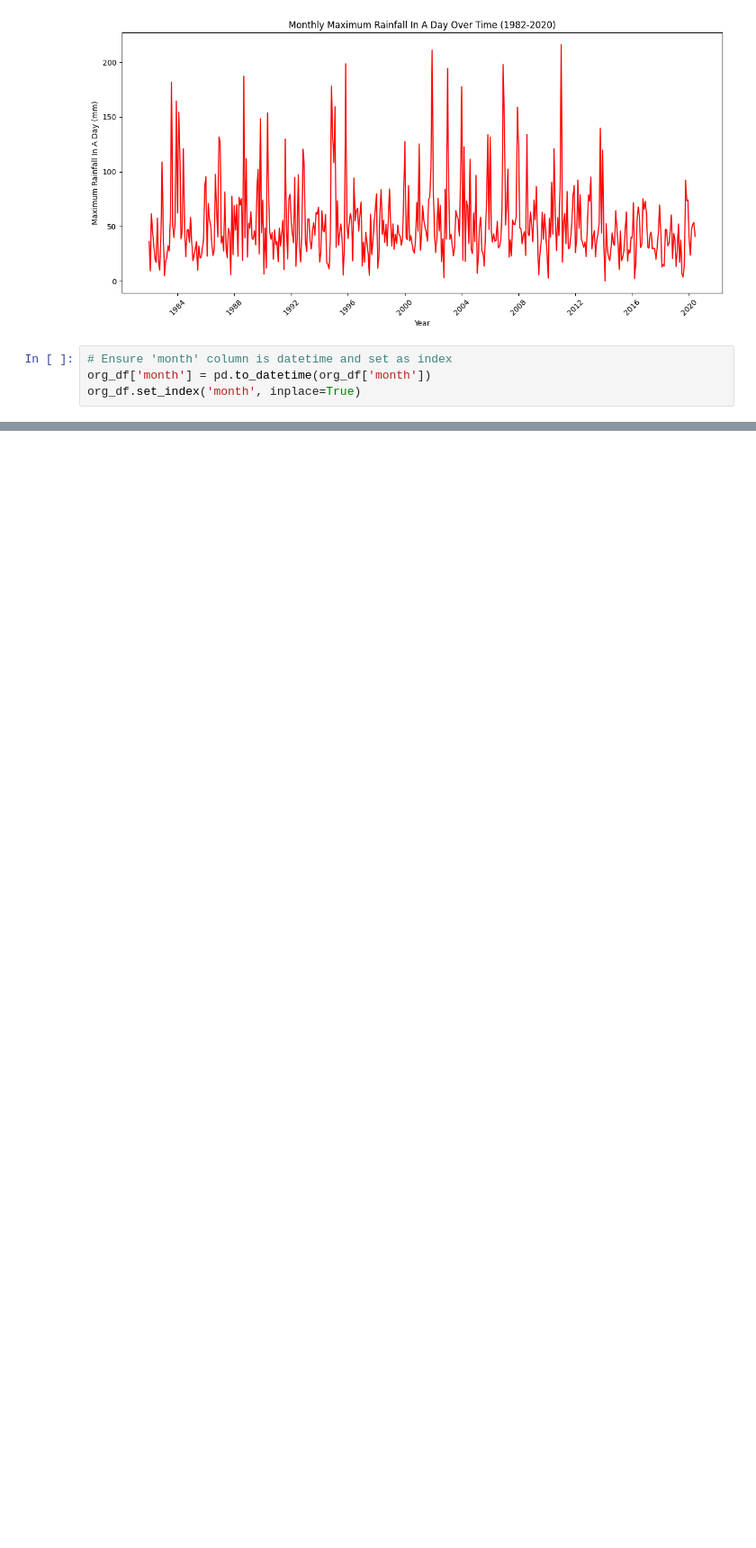
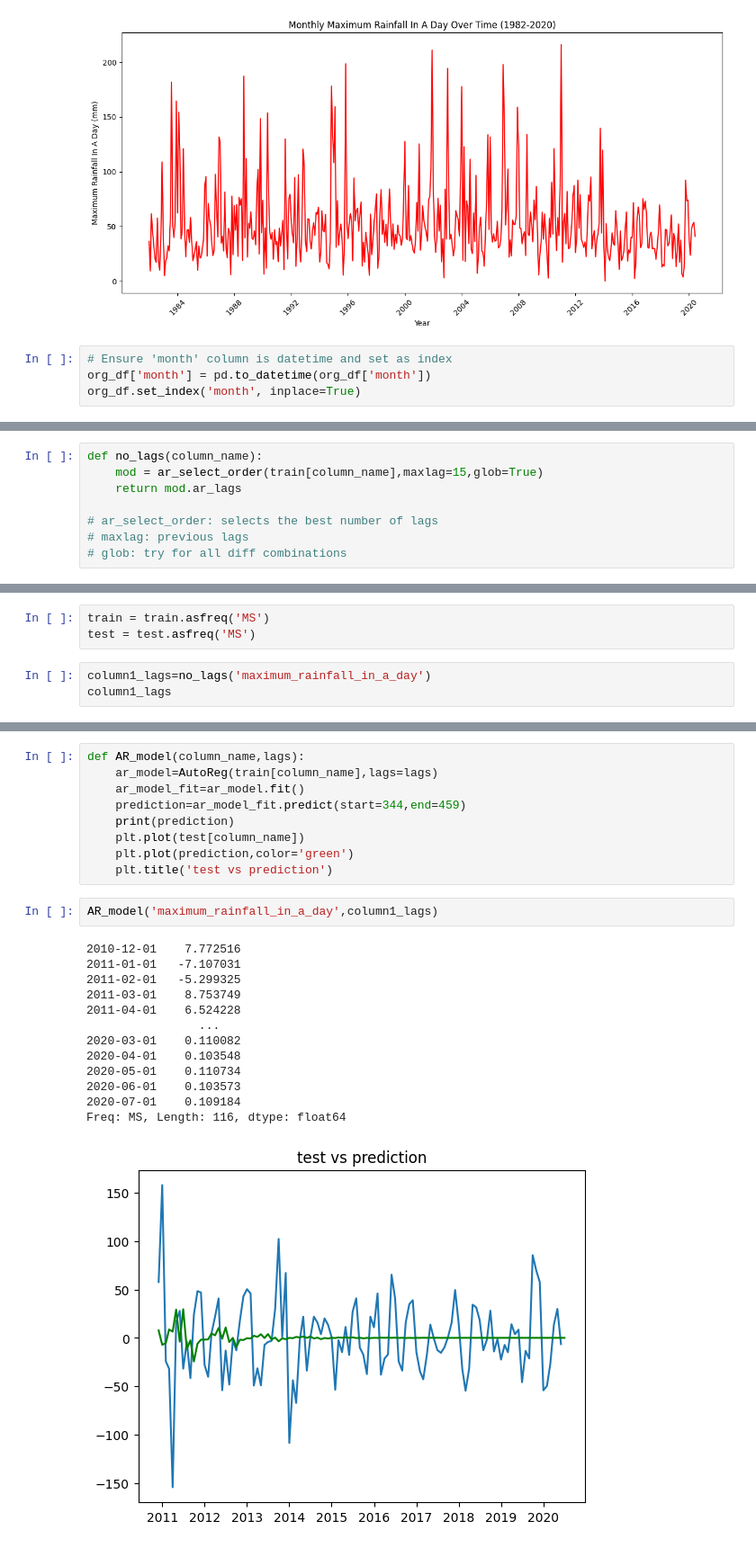
Before and after one commit to sudhi48/Rainfall-Time-Series, a Jupyter notebook: RainfallTimeSeries.ipynb, the cells around one changed output, grey strips where cells are left out. Shown at 90% size. Cells and saved outputs as stored; diff of their text form; blank space fills up the shorter version.

Commit message:
trying AutoReg model

```diff
--- a/RainfallTimeSeries.ipynb
+++ b/RainfallTimeSeries.ipynb
@@ -224,0 +292,8 @@ plot_acf_plot(org_df, 'maximum_rainfall_in_a_day', 20)
+# %%
+def no_lags(column_name):
+    mod = ar_select_order(train[column_name],maxlag=15,glob=True)
+    return mod.ar_lags
+
+# ar_select_order: selects the best number of lags
+# maxlag: previous lags
+# glob: try for all diff combinations
@@ -224,0 +323,6 @@ plot_acf_plot(org_df, 'maximum_rainfall_in_a_day', 20)
+# %%
+train = train.asfreq('MS')
+test = test.asfreq('MS')
+# %%
+column1_lags=no_lags('maximum_rainfall_in_a_day')
+column1_lags
@@ -224,0 +345,25 @@ plot_acf_plot(org_df, 'maximum_rainfall_in_a_day', 20)
+# %%
+def AR_model(column_name,lags):
+    ar_model=AutoReg(train[column_name],lags=lags)
+    ar_model_fit=ar_model.fit()
+    prediction=ar_model_fit.predict(start=344,end=459)
+    print(prediction)
+    plt.plot(test[column_name])
+    plt.plot(prediction,color='green')
+    plt.title('test vs prediction')
+# %%
+AR_model('maximum_rainfall_in_a_day',column1_lags)
+# %% [output]
+2010-12-01    7.772516
+2011-01-01   -7.107031
+2011-02-01   -5.299325
+2011-03-01    8.753749
+2011-04-01    6.524228
+                ...
+2020-03-01    0.110082
+2020-04-01    0.103548
+2020-05-01    0.110734
+2020-06-01    0.103573
+2020-07-01    0.109184
+Freq: MS, Length: 116, dtype: float64
+[figure, added]
```
Also changed, not shown: parts of 21 cells of this notebook.
